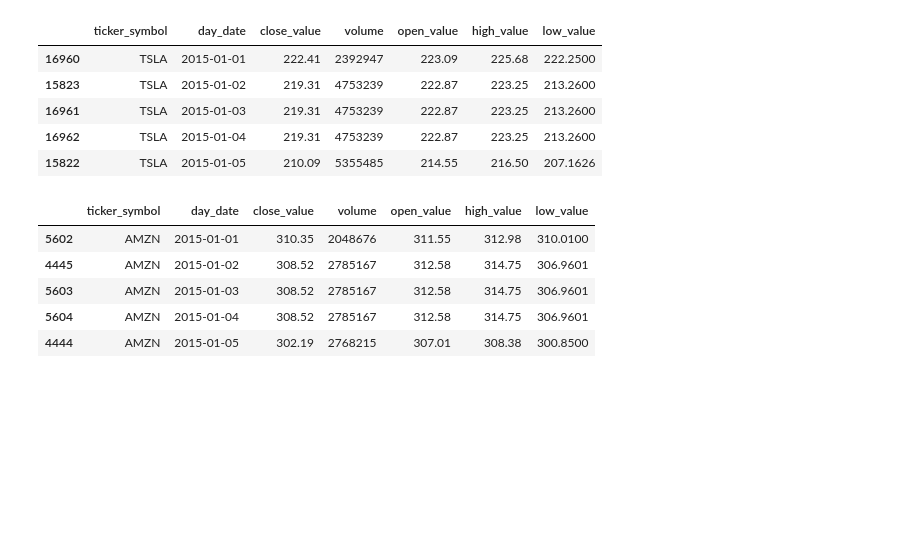
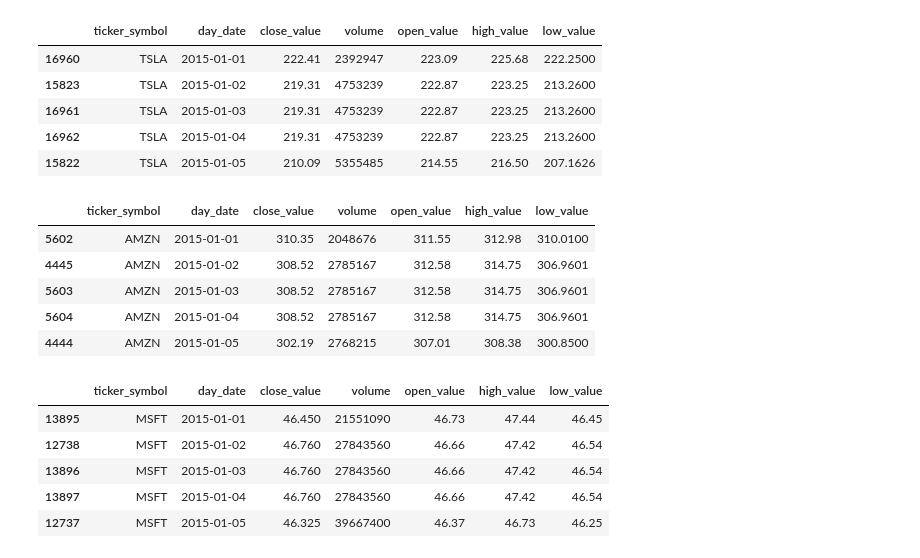
Before and after one commit to jxl22000/Sentiment-Analysis, a Jupyter notebook: test!.ipynb, the cells around one changed output. Drawn from its saved outputs; the diff is of its cells as text; code cells hidden in the pictures; blank space fills up the shorter version.

```diff
--- a/test!.ipynb
+++ b/test!.ipynb
@@ -178,6 +178,7 @@ GOOGL_df = stock_df.loc[stock_df['ticker_symbol'] == 'GOOGL']
 
 TSLA_df = stock_df.loc[stock_df['ticker_symbol'] == 'TSLA']
 AMZN_df = stock_df.loc[stock_df['ticker_symbol'] == 'AMZN']
+MSFT_df = stock_df.loc[stock_df['ticker_symbol'] == 'MSFT']
 # %%
 APPL_df.head()
 # %% [output]
@@ -224,6 +225,15 @@ AMZN_df.head()
 | 5603 | AMZN | 2015-01-03 | 308.52 | 2785167 | 312.58 | 314.75 | 306.9601 |
 | 5604 | AMZN | 2015-01-04 | 308.52 | 2785167 | 312.58 | 314.75 | 306.9601 |
 | 4444 | AMZN | 2015-01-05 | 302.19 | 2768215 | 307.01 | 308.38 | 300.8500 |
+# %%
+MSFT_df.head()
+# %% [output]
+|  | ticker_symbol | day_date | close_value | volume | open_value | high_value | low_value |
+| 13895 | MSFT | 2015-01-01 | 46.450 | 21551090 | 46.73 | 47.44 | 46.45 |
+| 12738 | MSFT | 2015-01-02 | 46.760 | 27843560 | 46.66 | 47.42 | 46.54 |
+| 13896 | MSFT | 2015-01-03 | 46.760 | 27843560 | 46.66 | 47.42 | 46.54 |
+| 13897 | MSFT | 2015-01-04 | 46.760 | 27843560 | 46.66 | 47.42 | 46.54 |
+| 12737 | MSFT | 2015-01-05 | 46.325 | 39667400 | 46.37 | 46.73 | 46.25 |
 # %%
 APPL_tweet = tweet_df.loc[tweet_df['ticker_symbol'] == 'AAPL']
 # %%
```
Also changed, not shown: parts of 9 cells of this notebook.
